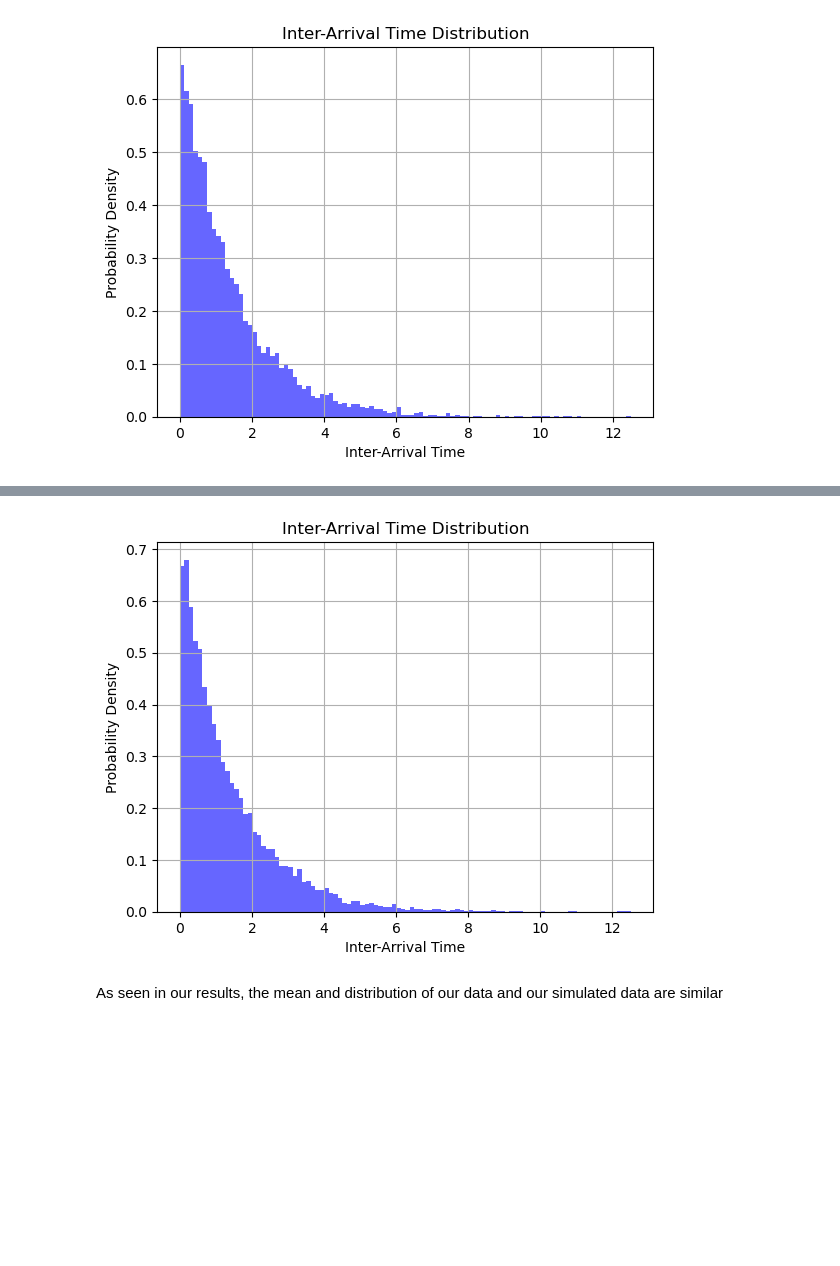
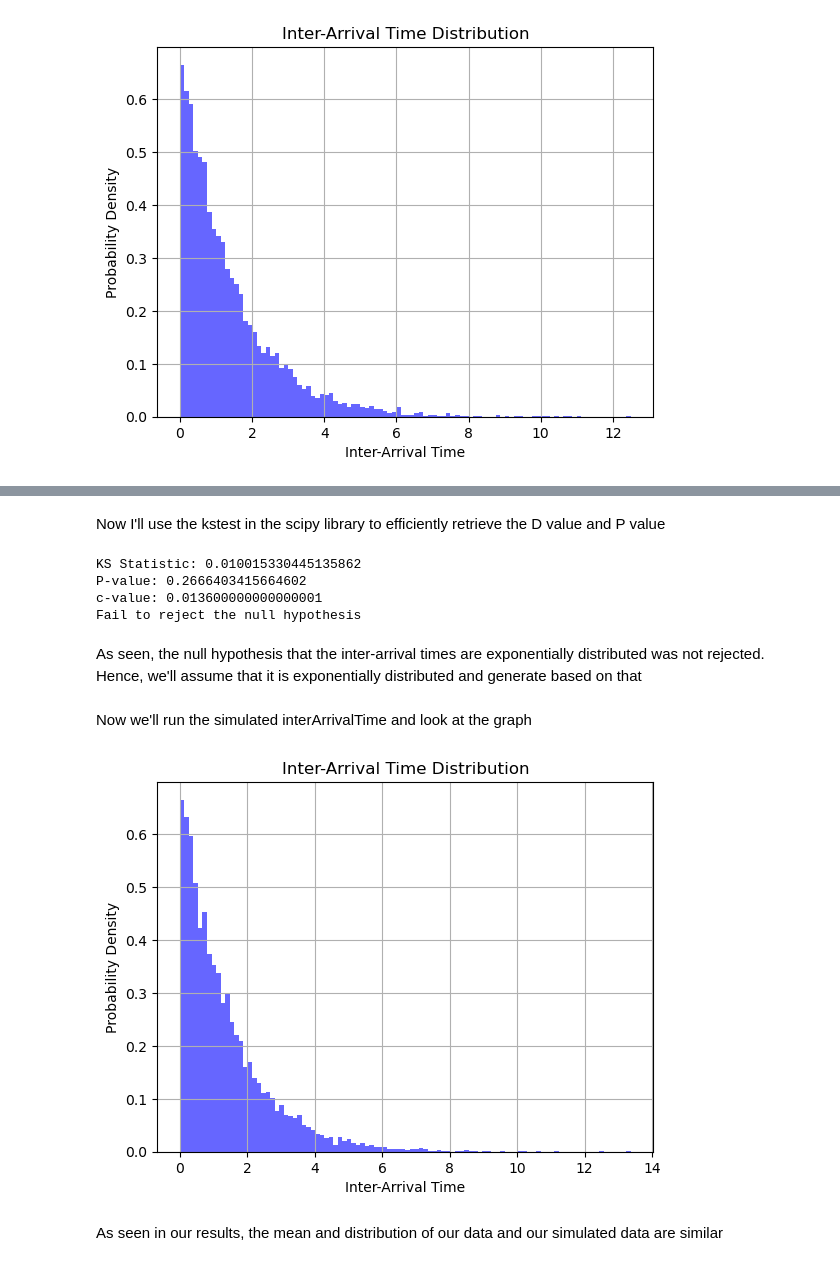
Before and after one commit to sojs-coding/HighwayCallSim, a Jupyter notebook: SC4054 Identifying Distribution.ipynb, the cells around one changed output, grey strips where cells are left out. Drawn from its saved outputs; the diff is of its cells as text; code cells hidden in the pictures; blank space fills up the shorter version.

Commit message:
Validate data distribution
Using KS Test and Chi-Squared

```diff
--- a/SC4054 Identifying Distribution.ipynb
+++ b/SC4054 Identifying Distribution.ipynb
@@ -33,13 +33,13 @@ Retrieving the arrival timing from the dataset
 
 Calculating the inter-arrival time and drawing the histogram
 # %%
-arrival_timings = df["Arrival time (sec)"].values
+arrivalTimings = df["Arrival time (sec)"].values
 # %%
 # Calculate inter-arrival times
-inter_arrival_times = np.diff(arrival_timings)
+interArrivalTimes = np.diff(arrivalTimings)
 
 # Plot histogram of inter-arrival times
-plt.hist(inter_arrival_times, bins=100, density=True, alpha=0.6, color='b')
+plt.hist(interArrivalTimes, bins=100, density=True, alpha=0.6, color='b')
 plt.xlabel('Inter-Arrival Time')
 plt.ylabel('Probability Density')
 plt.title('Inter-Arrival Time Distribution')
@@ -54,15 +182,52 @@ inter_arrival_time_optimal = inter_arrival_times.mean()
+# %% [markdown]
+Now I'll use the kstest in the scipy library to efficiently retrieve the D value and P value
+# %%
+from scipy.stats import kstest
+
+newInterArrivalTimes = interArrivalTimes
+newInterArrivalTimes.sort()
+
+fit_params = expon.fit(newInterArrivalTimes)
+x = np.linspace(0, np.max(newInterArrivalTimes), 100)
+pdf = expon.pdf(x, *fit_params)
+
+# Perform Kolmogorov-Smirnov test
+D, p_value = kstest(newInterArrivalTimes, 'expon', args=fit_params, N=10000)
+
+# Calculate critical value
+c = 1.36/math.sqrt(10000)
+
+print("KS Statistic:", D)
+print("P-value:", p_value)
+print("c-value:", c)
+# Perform hypothesis test
+if D > c:
+    print("Reject the null hypothesis")
+else:
+    print("Fail to reject the null hypothesis")
+# %% [output]
+KS Statistic: 0.010015330445135862
+P-value: 0.2666403415664602
+c-value: 0.013600000000000001
+Fail to reject the null hypothesis
+# %% [markdown]
+As seen, the null hypothesis that the inter-arrival times are exponentially distributed was not rejected. Hence, we'll assume that it is exponentially distributed and generate based on that
+# %% [markdown]
+Now we'll run the simulated interArrivalTime and look at the graph
+# %%
+interArrivalTimeOptimal = interArrivalTimes.mean()
 # %%
-test_inter_arrival_times = genInitiationTime(inter_arrival_time_optimal)
+testInterArrivalTimes = genInitiationTime(interArrivalTimeOptimal)
 
 # Plot histogram of inter-arrival times
-plt.hist(test_inter_arrival_times, bins=100, density=True, alpha=0.6, color='b')
+plt.hist(testInterArrivalTimes, bins=100, density=True, alpha=0.6, color='b')
 plt.xlabel('Inter-Arrival Time')
 plt.ylabel('Probability Density')
 plt.title('Inter-Arrival Time Distribution')
 plt.grid(True)
 plt.show()
 # %% [output]
-[figure, old version]
+[figure, new version]
 # %% [markdown]
 As seen in our results, the mean and distribution of our data and our simulated data are similar
 # %%
```
Also changed, not shown: parts of 29 cells of this notebook.
